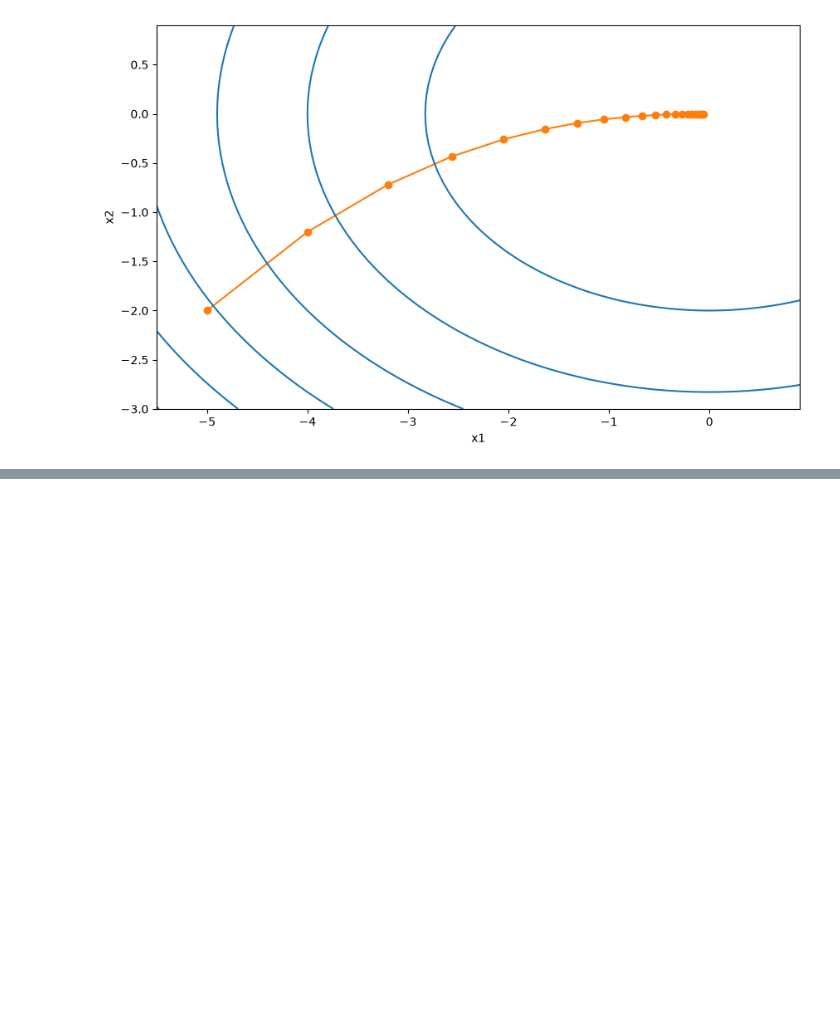
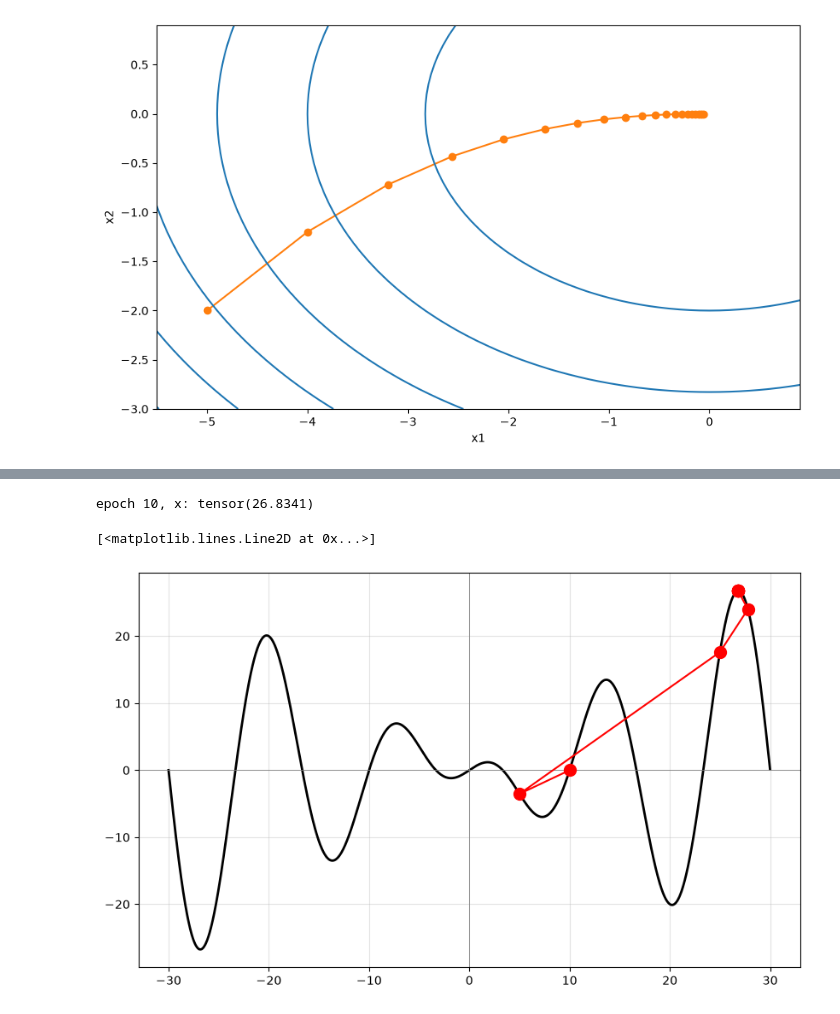
Before and after one commit to M4rselo/dl-forge, a Jupyter notebook: notebooks/12_3_Gradient_Descent.ipynb, the cells around one changed output, grey strips where cells are left out. Saved outputs shown, nothing was run; the diff lists cells and outputs as text; code cells hidden in the pictures; blank space fills up the shorter version.

```diff
--- a/notebooks/12_3_Gradient_Descent.ipynb
+++ b/notebooks/12_3_Gradient_Descent.ipynb
@@ -196,0 +234,26 @@ epoch 20, x1: -0.057646, x2: -0.000073
+# %%
+c = torch.tensor(0.15 * np.pi)
+
+def f(x):  # Objective function
+    return x * torch.cos(c * x)
+
+def f_grad(x):  # Gradient of the objective function
+    return torch.cos(c * x) - c * x * torch.sin(c * x)
+
+def f_hess(x):  # Hessian of the objective function
+    return - 2 * c * torch.sin(c * x) - x * c**2 * torch.cos(c * x)
+
+
+results = newton()
+x_vals = np.arange(-30, 30, 0.01)
+y_vals = np.array([f(x) for x in x_vals])
+plt.figure(figsize=(10, 6))
+plt.plot(x_vals, y_vals, 'k', lw=2, label='x^2')
+plt.axvline(0, color='gray', lw=0.6)
+plt.axhline(0, color='gray', lw=0.6)
+plt.grid(alpha=0.35)
+plt.plot(results, [f(x) for x in results], '-o', ms=10, color='red')
+# %% [output]
+epoch 10, x: tensor(26.8341)
+[<matplotlib.lines.Line2D at 0x...>]
+[figure, added]
```
Also changed, not shown: parts of 3 cells of this notebook.
